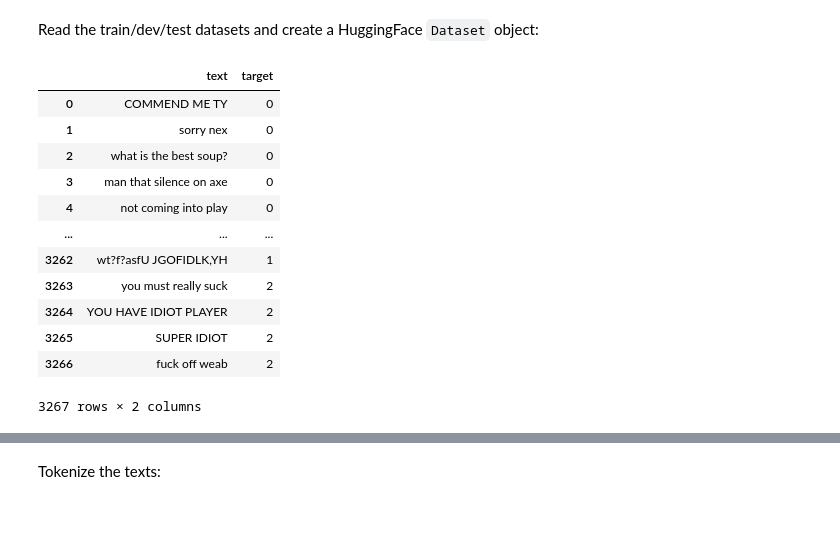
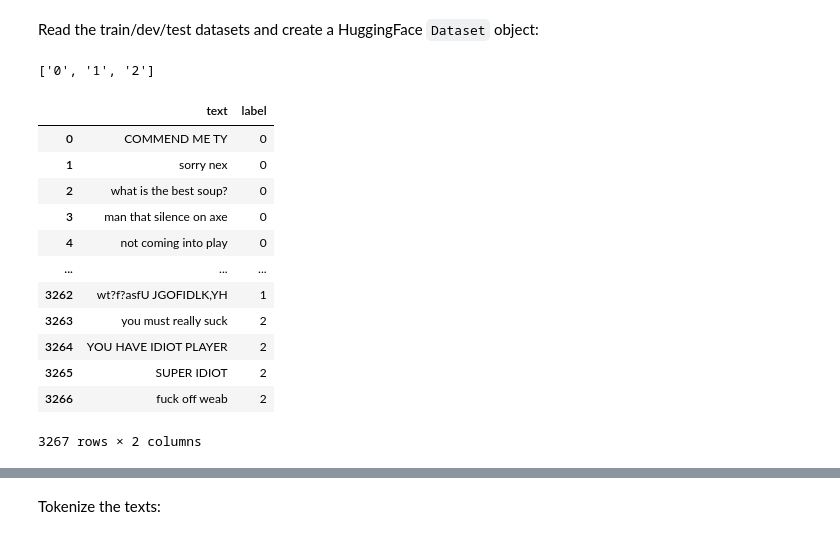
Before and after one commit to schen108/CSC-396-Gaming-Toxicity, a Jupyter notebook: transformer.ipynb, the cells around one changed output, grey strips where cells are left out. Cells and saved outputs as stored; diff of their text form; code cells hidden in the pictures.

```diff
--- a/transformer.ipynb
+++ b/transformer.ipynb
@@ -63,11 +63,14 @@ def read_dota_data(filename):
     # Get only the text and label columns
     return df[["text","target"]]
 # %%
-# labels = open('data/ag_news_csv/classes.txt').read().splitlines()
+labels = open('classes.txt').read().splitlines()
 data = read_dota_data('1/tagged-data.csv')
+print(labels)
+data = data.rename(columns={"target": "label"})
 data
 # %% [output]
+['0', '1', '2']
-|  | text | target |
+|  | text | label |
 | 0 | COMMEND ME TY | 0 |
 | 1 | sorry nex | 0 |
 | 2 | what is the best soup? | 0 |
@@ -79,7 +82,7 @@ data
 | 3264 | YOU HAVE IDIOT PLAYER | 2 |
 | 3265 | SUPER IDIOT | 2 |
 | 3266 | fuck off weab | 2 |
-3267 rows × 2 columns
+3267 rows × 2 columns
 # %%
 from sklearn.model_selection import train_test_split
 
```
Also changed, not shown: parts of 10 cells of this notebook, 1 other file.
